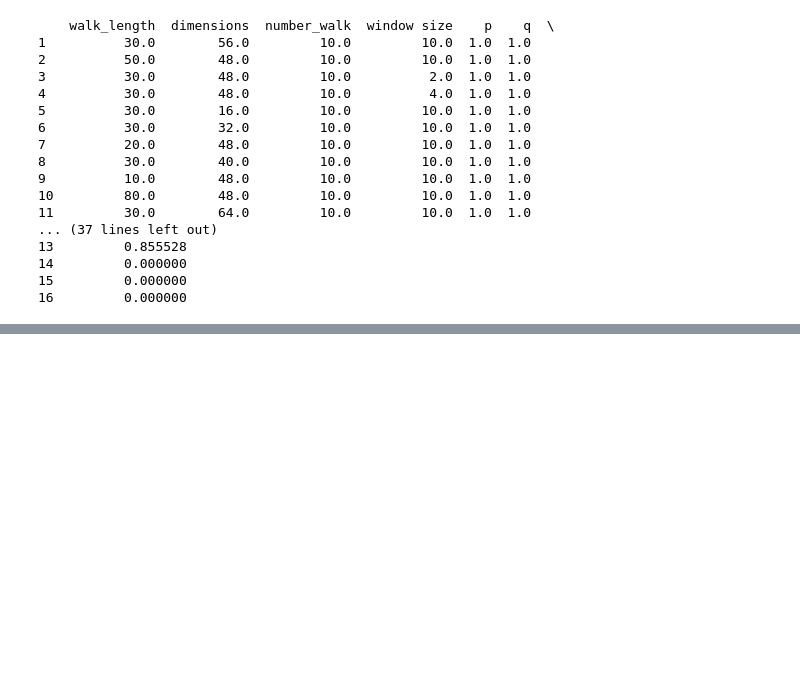
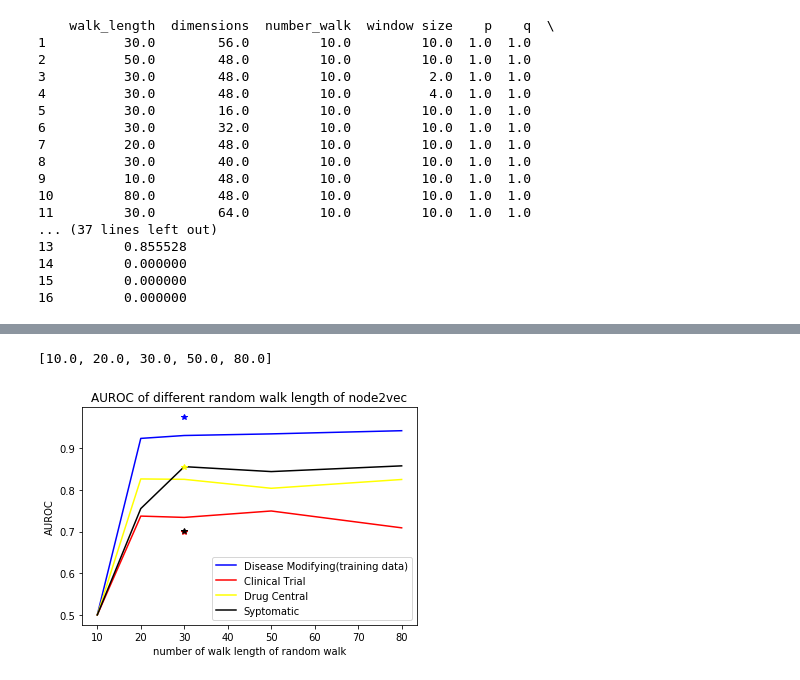
Before and after one commit to drugrelink/drugrelink, a Jupyter notebook: notebooks/plot.ipynb, the cells around one changed output, grey strips where cells are left out. Saved outputs shown, nothing was run; the diff lists cells and outputs as text; code cells hidden in the pictures; blank space fills up the shorter version.

Commit message:
Add plots

```diff
--- a/notebooks/plot.ipynb
+++ b/notebooks/plot.ipynb
@@ -93,0 +91,4 @@ AttributeError: 'str' object has no attribute 'to_frame'
+# %%
+import pandas as pd
+dff= pd.read_csv("all results",sep='\t')
+dff.drop
@@ -93,0 +113,5 @@ AttributeError: 'str' object has no attribute 'to_frame'
+# %%
+
+dff=dff.sort_values('walk_length')
+#dff.drop([13,14,15])
+dff
@@ -93,0 +136,35 @@ AttributeError: 'str' object has no attribute 'to_frame'
+# %%
+import matplotlib.pyplot as plt
+import numpy as np
+walk_length =[]
+dm_roc=[]
+ct_roc=[]
+dc_roc=[]
+sy_roc=[]
+for _,row in dff.iterrows():
+    if row['dimensions'] == 48 and row['number_walk'] ==10 and row['window size']==10:
+        walk_length.append(row['walk_length'])
+        dm_roc.append(row['Disease Modifying roc'])
+        ct_roc.append(row['Clinical Trial roc'])
+        dc_roc.append(row['Drug Central roc'])
+        sy_roc.append(row['Symptomatic roc'])
+x=walk_length
+print(x)
+sy_roc=np.array(sy_roc)
+
+plt.plot(x,dm_roc,color='blue',label='Disease Modifying(training data)')
+plt.plot(x,ct_roc,color='red',label='Clinical Trial')
+plt.plot(x,dc_roc,color='yellow',label='Drug Central')
+plt.plot(x,sy_roc,color='black',label='Syptomatic')
+plt.plot([30],[0.974],color='blue',marker="*")
+plt.plot([30],[0.7],color='red',marker="*")
+plt.plot([30],[0.855],color='yellow',marker="*")
+plt.plot([30],[0.702],color='black',marker="*")
+plt.xlabel('number of walk length of random walk')
+plt.ylabel('AUROC')
+plt.title(label='AUROC of different random walk length of node2vec')
+plt.legend()
+plt.show()
+# %% [output]
+[10.0, 20.0, 30.0, 50.0, 80.0]
+[figure, added]
```
Also changed, not shown: parts of 4 cells of this notebook.
